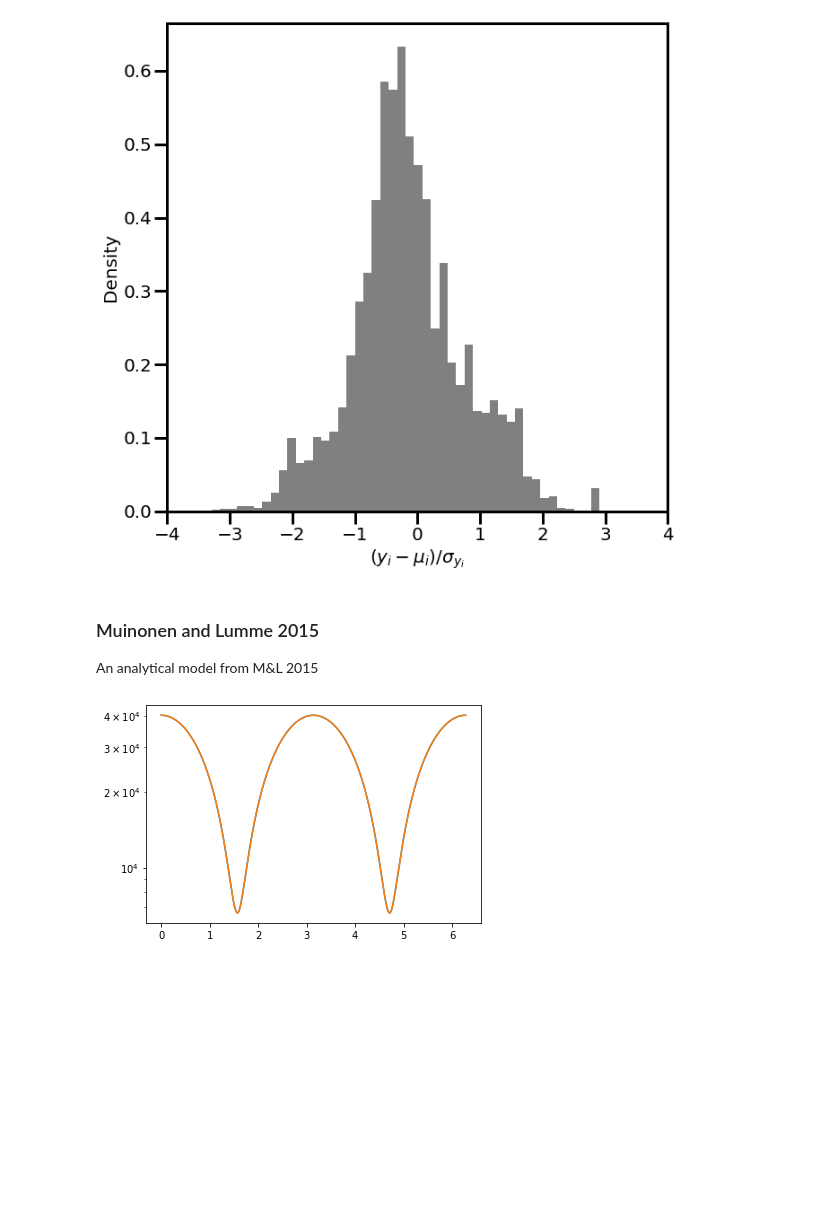
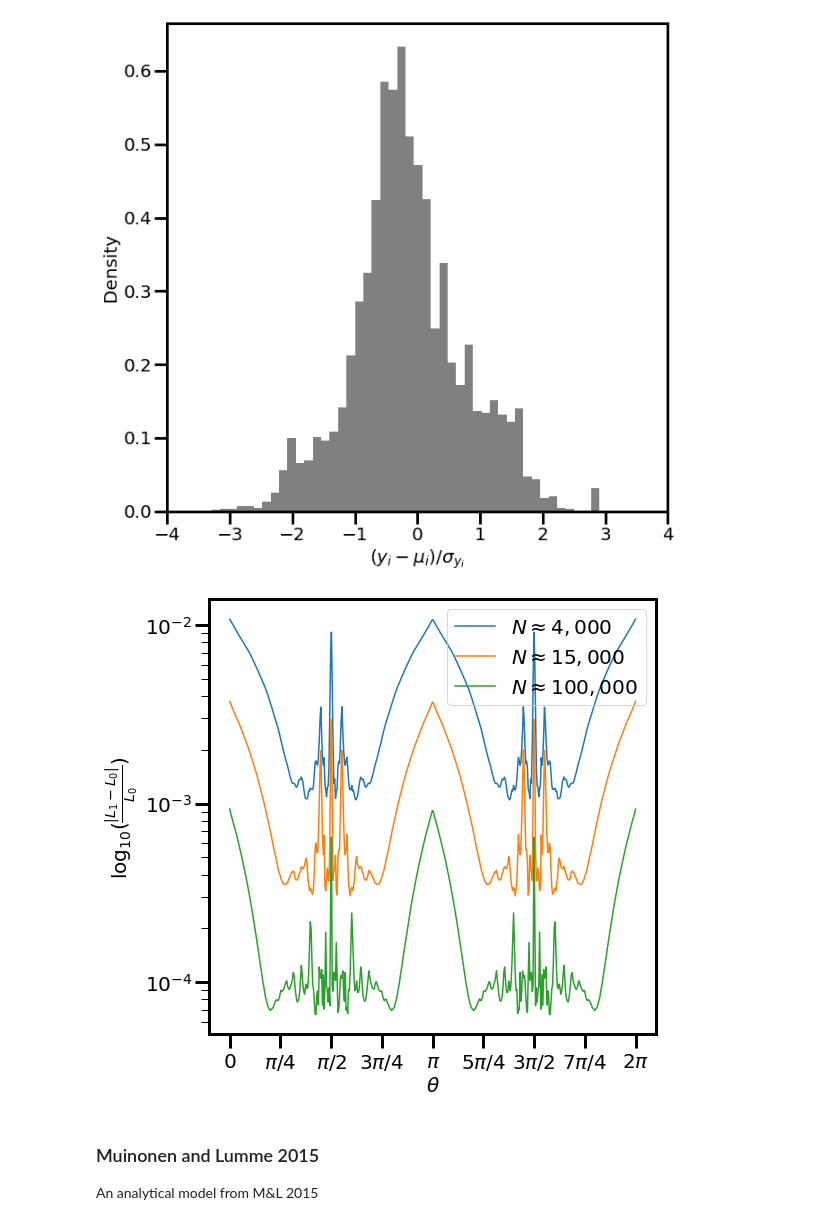
Before and after one commit to astertaylor/Oumuamua, a Jupyter notebook: Figures and Paper/CompositeLightCurve.ipynb, the cells around one changed output. Drawn from its saved outputs; the diff is of its cells as text; code cells hidden in the pictures; blank space fills up the shorter version.

```diff
--- a/Figures and Paper/CompositeLightCurve.ipynb
+++ b/Figures and Paper/CompositeLightCurve.ipynb
@@ -363,7 +363,7 @@ import numpy as np
 import scipy
 import quaternion
 import matplotlib.pyplot as plt
-from tqdm.notebook import tqdm
+from tqdm.auto import tqdm
 import pandas as pd
 
 def arbitrary_axis_lightcurve(theta,a,b,c,rot=[0,0,1],obs=[1,0,0],N=250):
@@ -395,6 +395,7 @@ def arbitrary_axis_lightcurve(theta,a,b,c,rot=[0,0,1],obs=[1,0,0],N=250):
     pts=np.array([x,y,z]).T
     pts=np.tile(pts[:,:,np.newaxis],ndata)
 
+    rot=rot/np.sqrt(np.sum(np.square(rot)))
     nrot=np.outer(np.array(rot),np.sin(theta/2))
     nrot=np.append(np.cos(theta[np.newaxis,:]/2),nrot,axis=0)
 
@@ -422,7 +423,7 @@ def arbitrary_axis_lightcurve(theta,a,b,c,rot=[0,0,1],obs=[1,0,0],N=250):
     proj=proj[:,:,2:]
 
     output=[]
-    for i in tqdm(range(ndata),desc='Hull Loop'):
+    for i in tqdm(range(ndata),desc='Hull Loop',leave=True):
         hull=scipy.spatial.ConvexHull(proj[:,i,:])
         output.append(hull.volume)
 
@@ -733,6 +756,31 @@ plt.savefig("arbitrary_axis_residual.pdf",
            bbox_inches='tight',dpi=300)
 # %% [output]
 [figure]
+# %%
+theta_data = np.linspace(0, 2*np.pi, 500)
+
+simple = (fixed_axis_lightcurve(theta_data, 19, 115, 111))
+light1 = (arbitrary_axis_lightcurve(theta_data, 19, 115, 111, N=50))
+light2 = (arbitrary_axis_lightcurve(theta_data, 19, 115, 111, N=100))
+light3 = (arbitrary_axis_lightcurve(theta_data, 19, 115, 111, N=250))
+
+plt.figure(figsize=(8, 8))
+# plt.plot(theta_data,simple)
+plt.plot(theta_data, np.abs(light1-simple)/simple)
+plt.plot(theta_data, np.abs(light2-simple)/simple)
+plt.plot(theta_data, np.abs(light3-simple)/simple)
+# plt.plot(theta_data,light3)
+plt.yscale('log')
+plt.legend(["$N\\approx 4,000$", "$N\\approx 15,000$", "$N\\approx 100,000$"])
+plt.xticks(np.pi*np.linspace(0, 2, 9),
+           labels=[0, "$\\pi/4$", "$\\pi/2$", "$3\\pi/4$", "$\\pi$",
+                   "$5\\pi/4$", "$3\\pi/2$", "$7\\pi/4$", "$2\\pi$"])
+plt.xlabel("$\\theta$")
+plt.ylabel("$\\log_{10}(\\frac{|L_1-L_0|}{L_0})$")
+plt.savefig("num_lightcurve_comp.pdf", bbox_inches='tight',
+            dpi=300)
+# %% [output]
+[figure, added]
 # %% [markdown]
 ### Muinonen and Lumme 2015
 An analytical model from M&L 2015
@@ -788,21 +838,3 @@ def evolving_axis_lightcurve(theta,phi,psi,a,b,c,alpha,beta,sun=[1,0,0]):
     L += cosl+np.cos(lam-aprime)
     L *= np.pi*a*b*c*Ts*To/T
     return(L)
-# %%
-theta=[0]
-phi=[np.pi/2]
-psi=[np.pi/2]
-
-alpha=np.arange(2)
-beta=np.arange(2)+1
-beta=np.linspace(0,2*np.pi,1000)
-
-ml=(evolving_axis_lightcurve(theta,phi,psi,19,115,111,np.zeros_like(beta),beta))[0,:]
-simple=uniform_axis_lightcurve(beta,19,115,111)
-
-plt.plot(beta,ml)
-plt.plot(beta,(simple))
-plt.yscale('log')
-plt.show()
-# %% [output]
-[figure, removed]
```
Also changed, not shown: parts of 10 cells of this notebook, 6 other files.
